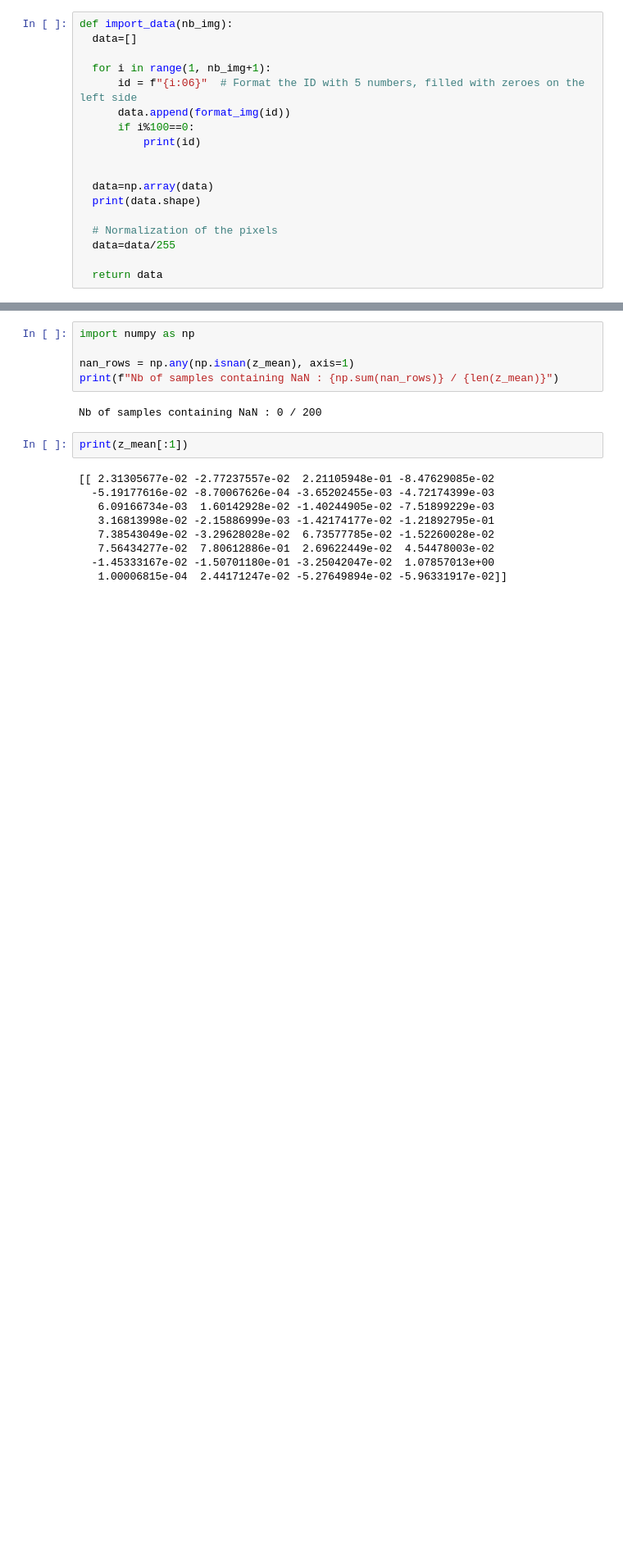
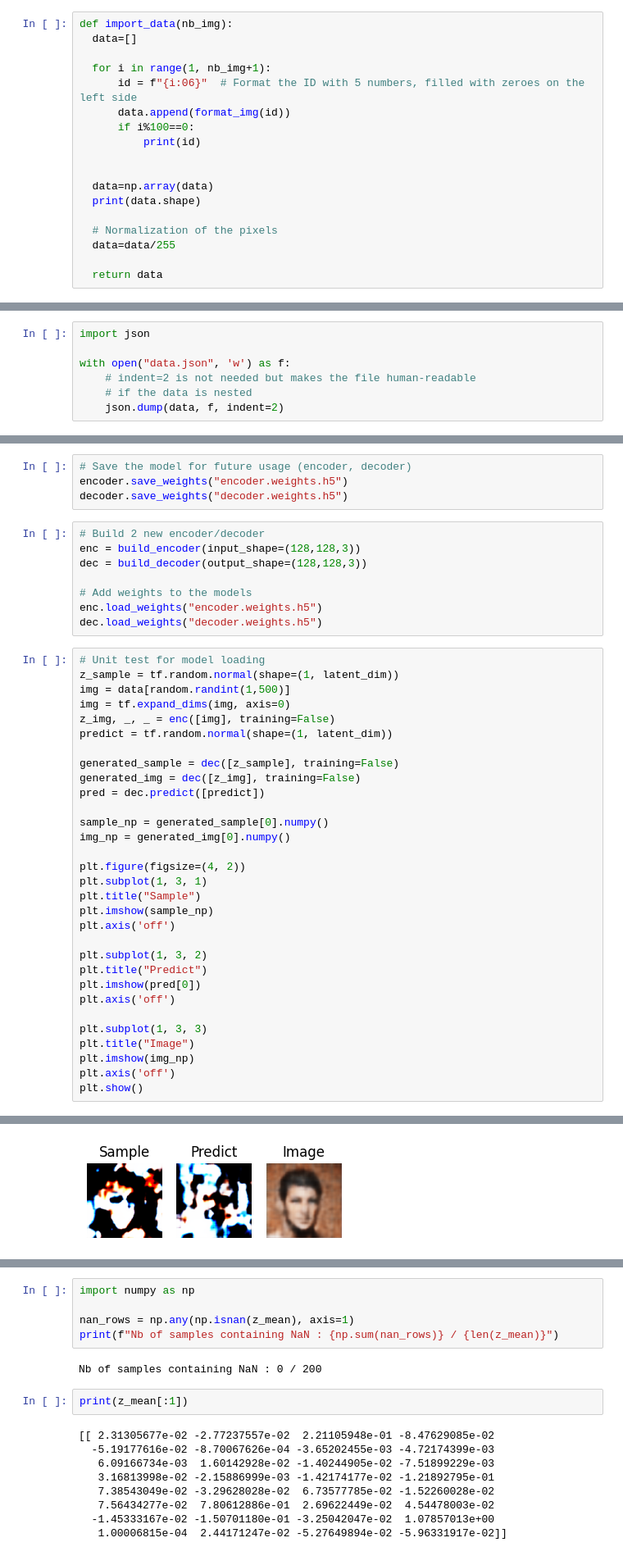
Before and after one commit to CamilleRimaud/Groupe5-4BiM, a Jupyter notebook: CVAE_callbacks_traitement_labels.ipynb, the cells around one changed output, grey strips where cells are left out. Shown at 82% size. Saved outputs shown, nothing was run; the diff lists cells and outputs as text; blank space fills up the shorter version.

```diff
--- a/CVAE_callbacks_traitement_labels.ipynb
+++ b/CVAE_callbacks_traitement_labels.ipynb
@@ -98,0 +95,7 @@ data=import_data(nb_img)
+# %%
+import json
+
+with open("data.json", 'w') as f:
+    # indent=2 is not needed but makes the file human-readable
+    # if the data is nested
+    json.dump(data, f, indent=2)
@@ -555,0 +573,44 @@ Le loss est décroissant en général, reconstruction loss toujours en diminutio
+# %%
+# Save the model for future usage (encoder, decoder)
+encoder.save_weights("encoder.weights.h5")
+decoder.save_weights("decoder.weights.h5")
+# %%
+# Build 2 new encoder/decoder
+enc = build_encoder(input_shape=(128,128,3))
+dec = build_decoder(output_shape=(128,128,3))
+
+# Add weights to the models
+enc.load_weights("encoder.weights.h5")
+dec.load_weights("decoder.weights.h5")
+# %%
+# Unit test for model loading
+z_sample = tf.random.normal(shape=(1, latent_dim))
+img = data[random.randint(1,500)]
+img = tf.expand_dims(img, axis=0)
+z_img, _, _ = enc([img], training=False)
+predict = tf.random.normal(shape=(1, latent_dim))
+
+generated_sample = dec([z_sample], training=False)
+generated_img = dec([z_img], training=False)
+pred = dec.predict([predict])
+
+sample_np = generated_sample[0].numpy()
+img_np = generated_img[0].numpy()
+
+plt.figure(figsize=(4, 2))
+plt.subplot(1, 3, 1)
+plt.title("Sample")
+plt.imshow(sample_np)
+plt.axis('off')
+
+plt.subplot(1, 3, 2)
+plt.title("Predict")
+plt.imshow(pred[0])
+plt.axis('off')
+
+plt.subplot(1, 3, 3)
+plt.title("Image")
+plt.imshow(img_np)
+plt.axis('off')
+plt.show()
+# %% [output]
@@ -556 +618,2 @@ Le loss est décroissant en général, reconstruction loss toujours en diminutio
+[figure, added]
 # %%
```
Also changed, not shown: parts of 23 cells of this notebook.
